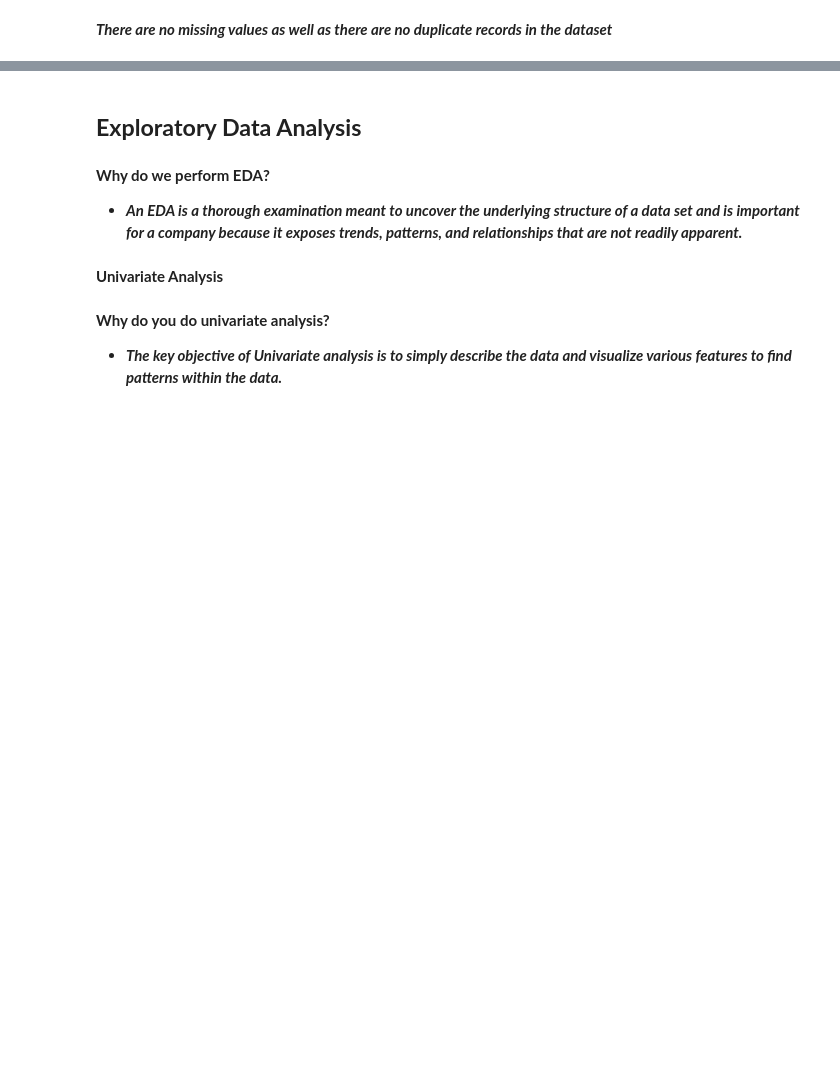
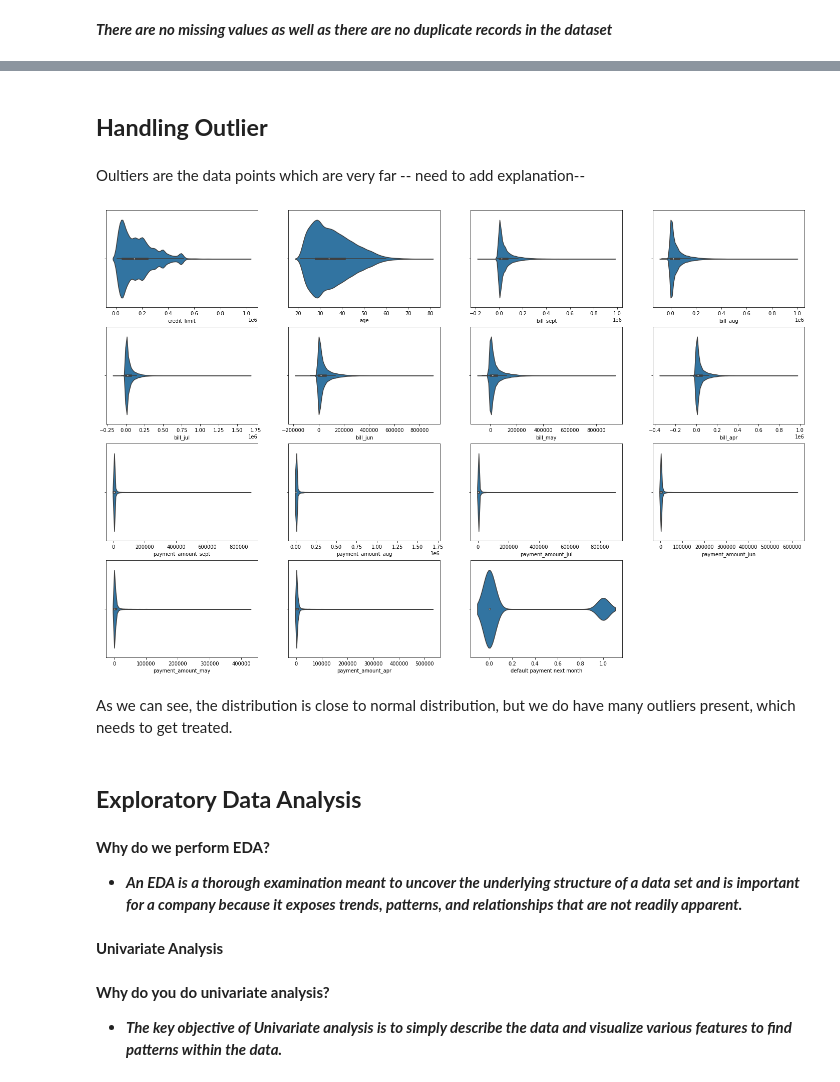
Before and after one commit to kunalmahadik/Credit-Card-Default-Prediction, a Jupyter notebook: Credit_Card_Default_Prediction_Capstone_Project.ipynb, the cells around one changed output, grey strips where cells are left out. Cells and saved outputs as stored; diff of their text form; code cells hidden in the pictures; blank space fills up the shorter version.

```diff
--- a/Credit_Card_Default_Prediction_Capstone_Project.ipynb
+++ b/Credit_Card_Default_Prediction_Capstone_Project.ipynb
@@ -52,6 +57,6 @@ Drive already mounted at /content/drive; to attempt to forcibly remount, call dr
 # %%
 # load the credit default of credit card clients
-credit_df = pd.read_excel('/content/drive/MyDrive/Capstone Project 3 - Credit Card Default Prediction/default of credit card clients.xls', header = 1)
+credit_df = pd.read_excel('/content/drive/MyDrive/AlmaBetter/dataset/default of credit card clients.xls', header = 1)
 # %% [markdown]
 ## **Understanding more about the data**
 # %% [markdown]
@@ -281,0 +320,26 @@ The number of duplicate values in the dataset are: 0
+# %%
+#renaming the coulmns as per the data description for better readability
+credit_df.rename(columns={'LIMIT_BAL': 'credit_limit',
+                   'SEX': 'gender',
+                   'EDUCATION' : 'education',
+                   'MARRIAGE' : 'marital_status',
+                   'AGE' : 'age',
+                   'PAY_0': 'payment_status_sept',
+                   'PAY_2': 'payment_status_aug',
+                   'PAY_3': 'payment_status_jul',
+                   'PAY_4': 'payment_status_jun',
+                   'PAY_5': 'payment_status_may',
+                   'PAY_6': 'payment_status_apr',
+                   'BILL_AMT1': 'bill_sept',
+                   'BILL_AMT2': 'bill_aug',
+                   'BILL_AMT3': 'bill_jul',
+                   'BILL_AMT4': 'bill_jun',
+                   'BILL_AMT5': 'bill_may',
+                   'BILL_AMT6': 'bill_apr',
+                   'PAY_AMT1': 'payment_amount_sept',
+                   'PAY_AMT2': 'payment_amount_aug',
+                   'PAY_AMT3': 'payment_amount_jul',
+                   'PAY_AMT4': 'payment_amount_jun',
+                   'PAY_AMT5': 'payment_amount_may',
+                   'PAY_AMT6': 'payment_amount_apr',
+                   'dpnm' : 'default_payment'}, inplace=True)
@@ -281,0 +371,4 @@ The number of duplicate values in the dataset are: 0
+# %%
+#we can either drop the id column, or we can set id column as the index.
+credit_df.set_index('ID', inplace = True)
+credit_df
@@ -281,0 +390,21 @@ The number of duplicate values in the dataset are: 0
+# %% [markdown]
+## **Handling Outlier**
+# %% [markdown]
+Oultiers are the data points which are very far -- need to add explanation--
+# %%
+#lets check the distribution of dataset and the if any outliers are present.
+
+#plotting a violin plot for all numerical features
+feat_num = credit_df.select_dtypes(include =['int64', 'float64'])
+
+plt.figure(figsize=(25,25))
+n=1
+
+for column in feat_num:
+  plt.subplot(6,4,n)
+  n = n+1
+  sns.violinplot(credit_df[column])
+# %% [output]
+[figure, added]
+# %% [markdown]
+As we can see, the distribution is close to normal distribution, but we do have many outliers present, which needs to get treated.
```
Also changed, not shown: parts of 39 cells of this notebook.
